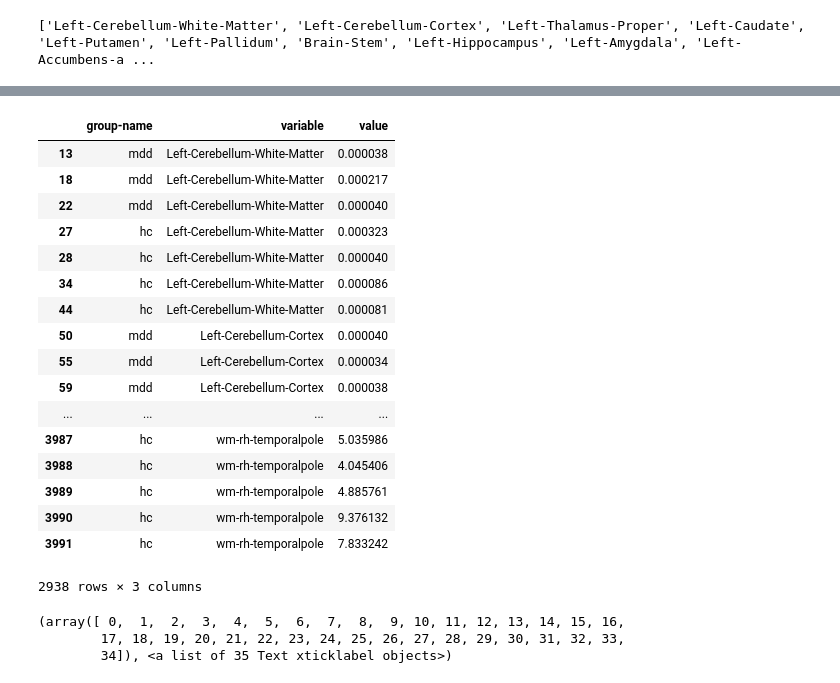
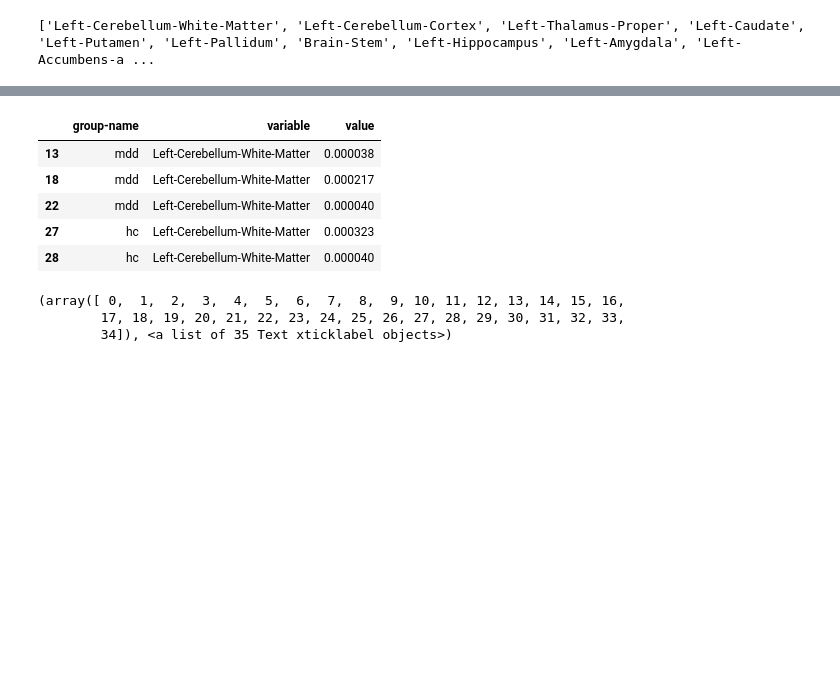
Before and after one commit to sitek/voice-depression-mri, a Jupyter notebook: scripts/diffusion/probtrackx_analysis.ipynb, the cells around one changed output, grey strips where cells are left out. Cells and saved outputs as stored; diff of their text form; code cells hidden in the pictures; blank space fills up the shorter version.

```diff
--- a/scripts/diffusion/probtrackx_analysis.ipynb
+++ b/scripts/diffusion/probtrackx_analysis.ipynb
@@ -133,26 +101,14 @@ df
 melter = pd.melt(df, id_vars=['group-name'], value_vars=df.columns.tolist()[:-2])
 # %%
 # check which connections actually exist
-melter[melter['value'] > 0]
+melter[melter['value'] > 0].head()
 # %% [output]
 |  | group-name | variable | value |
 | 13 | mdd | Left-Cerebellum-White-Matter | 0.000038 |
 | 18 | mdd | Left-Cerebellum-White-Matter | 0.000217 |
 | 22 | mdd | Left-Cerebellum-White-Matter | 0.000040 |
 | 27 | hc | Left-Cerebellum-White-Matter | 0.000323 |
 | 28 | hc | Left-Cerebellum-White-Matter | 0.000040 |
-| 34 | hc | Left-Cerebellum-White-Matter | 0.000086 |
-| 44 | hc | Left-Cerebellum-White-Matter | 0.000081 |
-| 50 | mdd | Left-Cerebellum-Cortex | 0.000040 |
-| 55 | mdd | Left-Cerebellum-Cortex | 0.000034 |
-| 59 | mdd | Left-Cerebellum-Cortex | 0.000038 |
-| ... | ... | ... | ... |
-| 3987 | hc | wm-rh-temporalpole | 5.035986 |
-| 3988 | hc | wm-rh-temporalpole | 4.045406 |
-| 3989 | hc | wm-rh-temporalpole | 4.885761 |
-| 3990 | hc | wm-rh-temporalpole | 9.376132 |
-| 3991 | hc | wm-rh-temporalpole | 7.833242 |
-2938 rows × 3 columns
 # %%
 fig = plt.figure(figsize = (30,8));
 thresh=.5;
```
Also changed, not shown: parts of 2 cells of this notebook.
